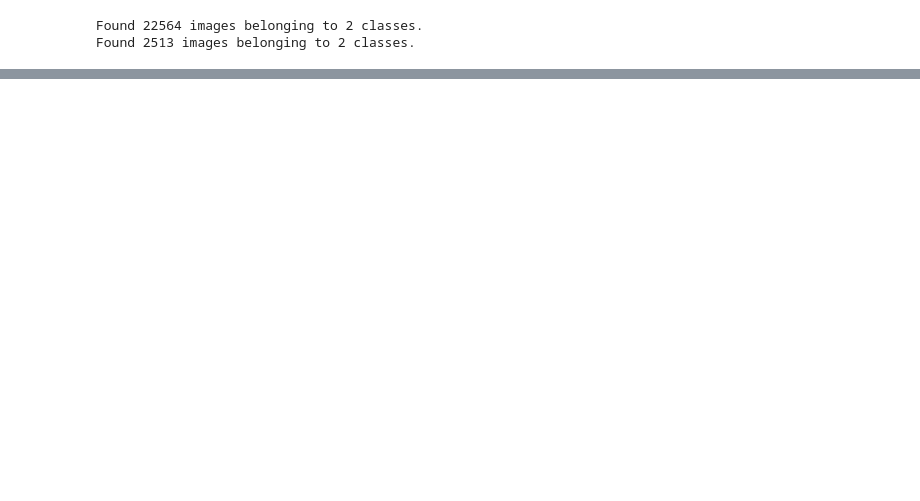
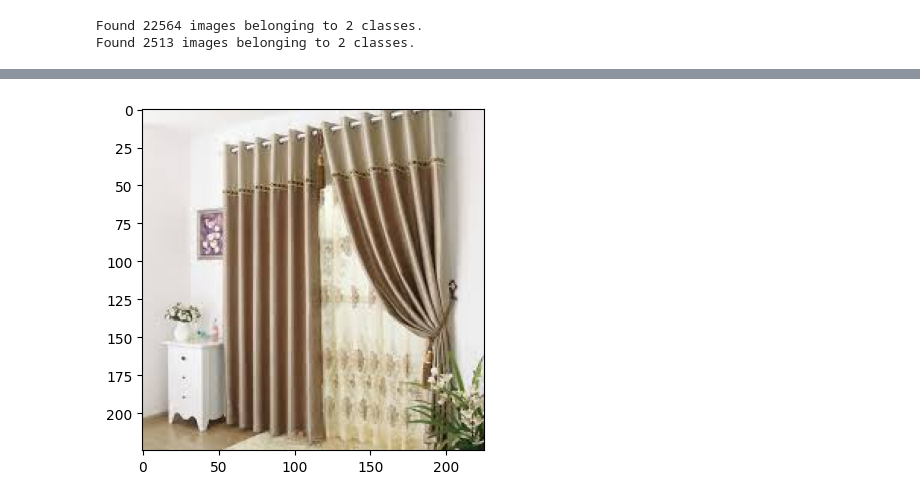
Before and after one commit to nhemanth1103/CNN-plastic-waste-classification, a Jupyter notebook: wasteclassification.ipynb, the cells around one changed output, grey strips where cells are left out. Saved outputs shown, nothing was run; the diff lists cells and outputs as text; code cells hidden in the pictures; blank space fills up the shorter version.

```diff
--- a/wasteclassification.ipynb
+++ b/wasteclassification.ipynb
@@ -216,0 +211,4 @@ Epoch 10/10
+# %%
+test_img = cv2.imread('/content/R_10008.jpg')
+predict_fun(test_img)
+# %% [output]
@@ -216,0 +217 @@ Epoch 10/10
+[figure, added]
```
Also changed, not shown: parts of 28 cells of this notebook.
